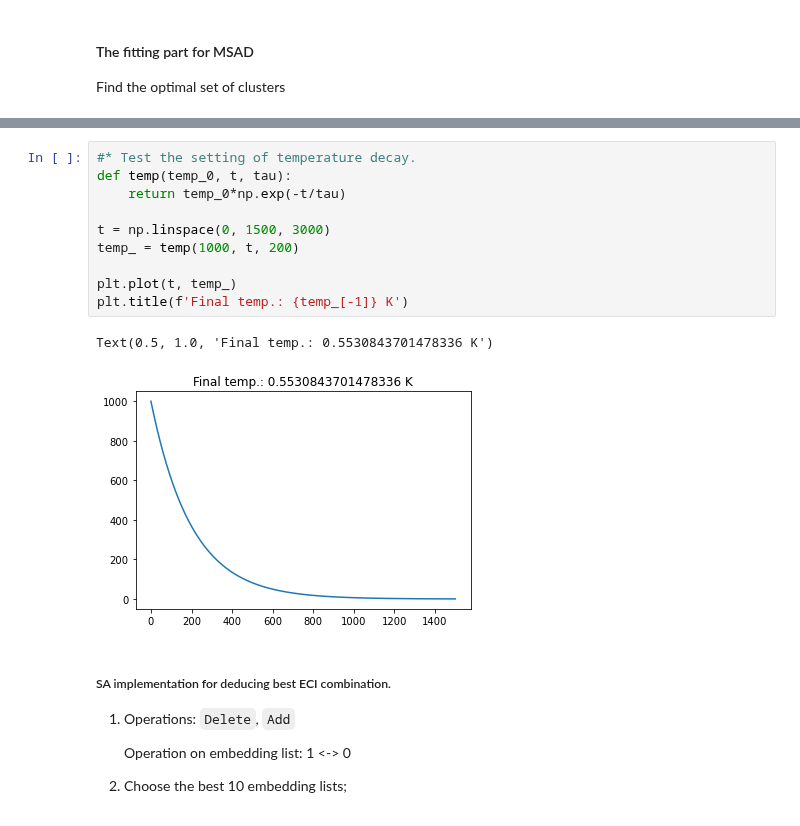
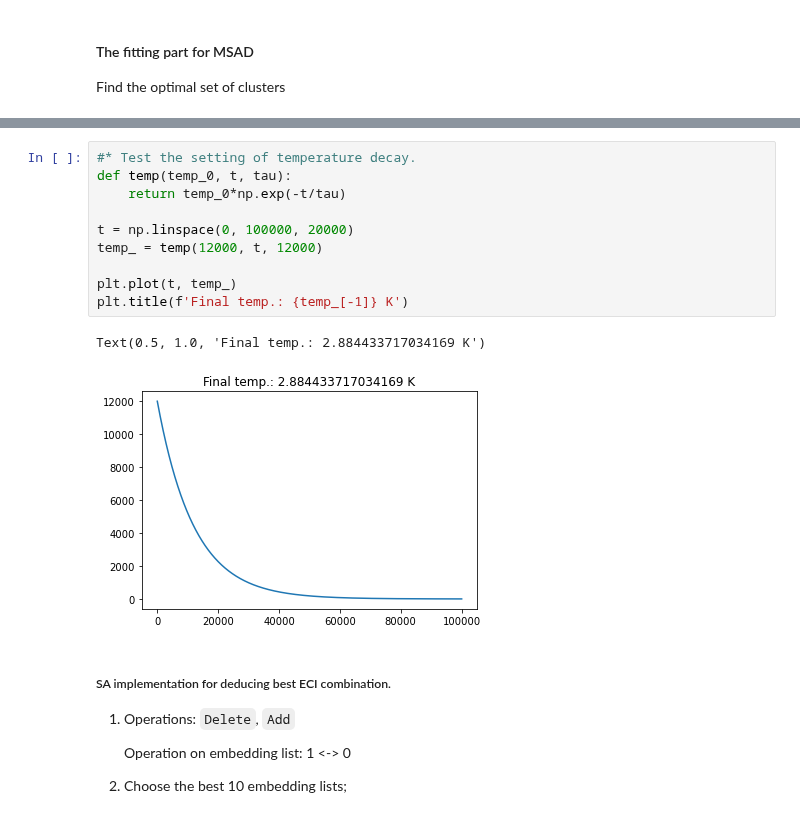
Before and after one commit to wzetto/MATools, a Jupyter notebook: CE_MC/cluster_ce_msad.ipynb, the cells around one changed output, grey strips where cells are left out. Drawn from its saved outputs; the diff is of its cells as text.

```diff
--- a/CE_MC/cluster_ce_msad.ipynb
+++ b/CE_MC/cluster_ce_msad.ipynb
@@ -604,16 +750,16 @@ extract_weight(1, 401, embed_list, atom_num=32)
 # %%
 #* Test the setting of temperature decay.
 def temp(temp_0, t, tau):
     return temp_0*np.exp(-t/tau)
 
-t = np.linspace(0, 1500, 3000)
-temp_ = temp(1000, t, 200)
+t = np.linspace(0, 100000, 20000)
+temp_ = temp(12000, t, 12000)
 
 plt.plot(t, temp_)
 plt.title(f'Final temp.: {temp_[-1]} K')
 # %% [output]
-Text(0.5, 1.0, 'Final temp.: 0.5530843701478336 K')
+Text(0.5, 1.0, 'Final temp.: 2.884433717034169 K')
-[figure, old version]
+[figure, new version]
 # %% [markdown]
 ##### SA implementation for deducing best ECI combination.
 
```
Also changed, not shown: parts of 9 cells of this notebook, 1 other file.
